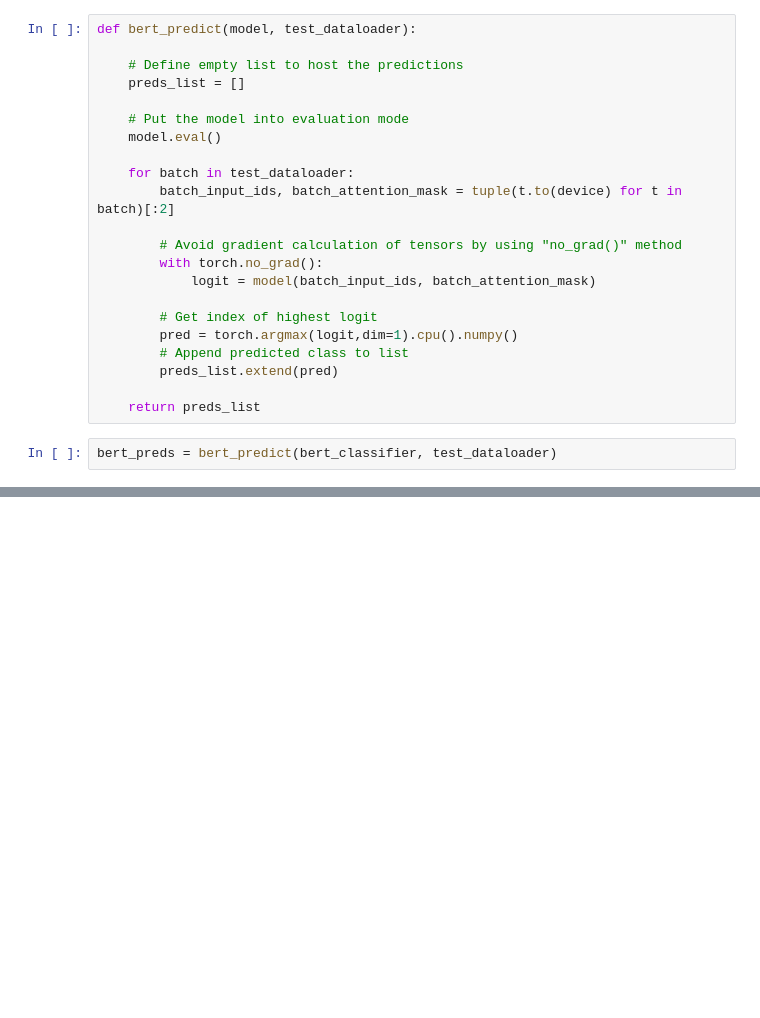
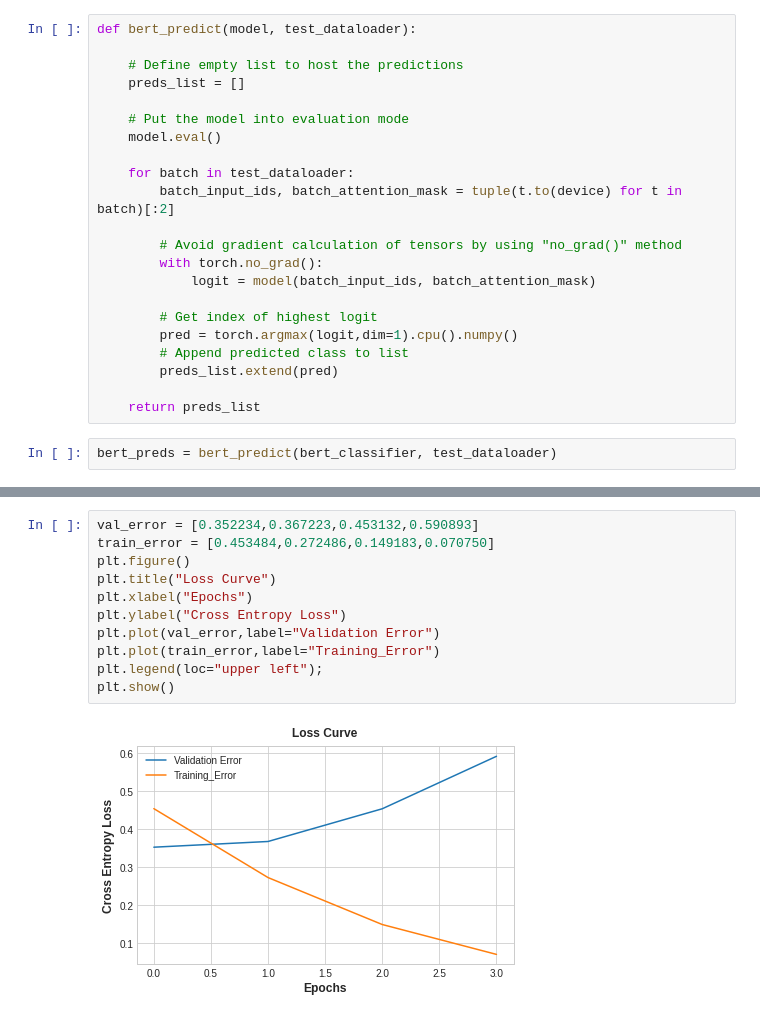
Before and after one commit to vishal19217/CyberBullying_Sentiment_Analysis, a Jupyter notebook: bertModel.ipynb, the cells around one changed output, grey strips where cells are left out. Drawn from its saved outputs; the diff is of its cells as text; blank space fills up the shorter version.

```diff
--- a/bertModel.ipynb
+++ b/bertModel.ipynb
@@ -608,0 +609,13 @@ conf_matrix(y_test, bert_preds,' BERT Sentiment Analysis\nConfusion Matrix', sen
+# %%
+val_error = [0.352234,0.367223,0.453132,0.590893]
+train_error = [0.453484,0.272486,0.149183,0.070750]
+plt.figure()
+plt.title("Loss Curve")
+plt.xlabel("Epochs")
+plt.ylabel("Cross Entropy Loss")
+plt.plot(val_error,label="Validation Error")
+plt.plot(train_error,label="Training_Error")
+plt.legend(loc="upper left");
+plt.show()
+# %% [output]
+[figure, added]
```
Also changed, not shown: parts of 7 cells of this notebook.
